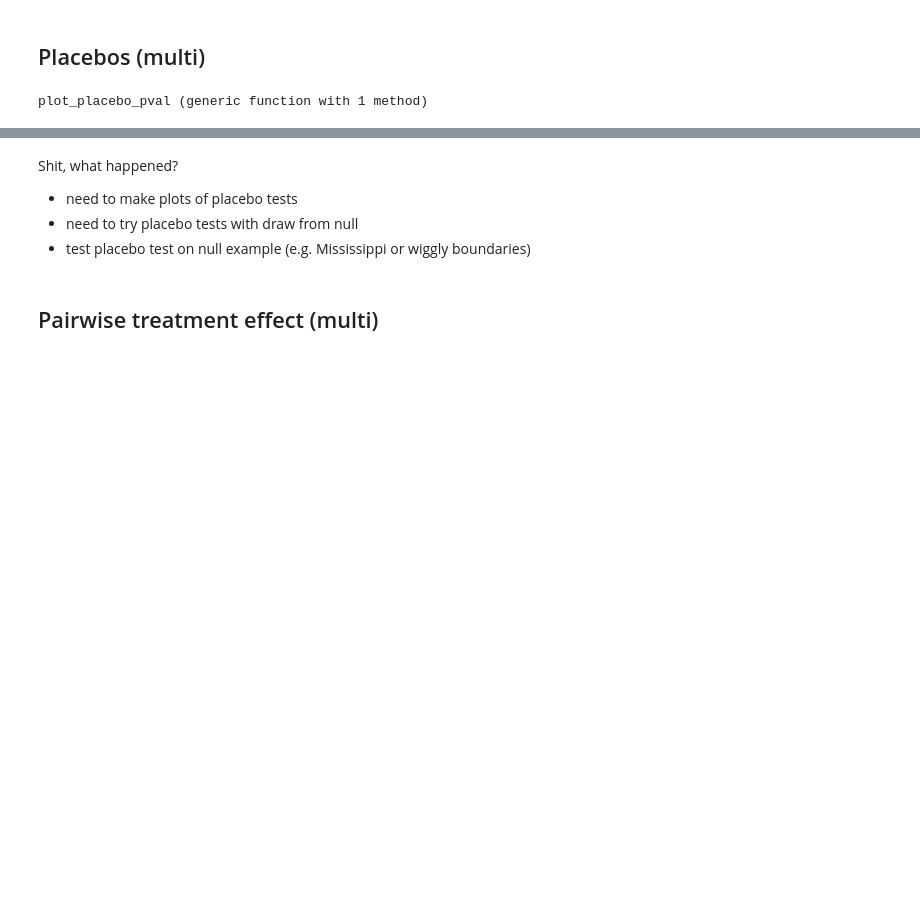
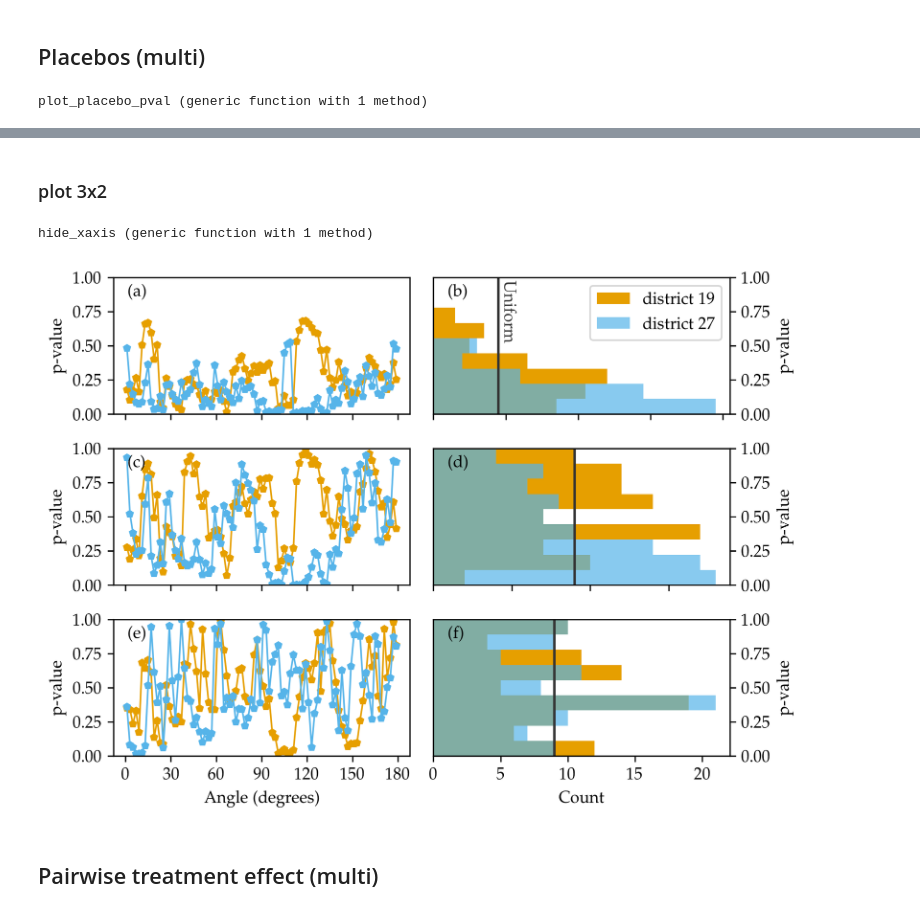
Before and after one commit to gwb/rdd-coverage, a Jupyter notebook: Maxime/NYC/NYC_analysis.ipynb, the cells around one changed output, grey strips where cells are left out. Cells and saved outputs as stored; diff of their text form; code cells hidden in the pictures; blank space fills up the shorter version.

```diff
--- a/Maxime/NYC/NYC_analysis.ipynb
+++ b/Maxime/NYC/NYC_analysis.ipynb
@@ -1008,9 +1054,59 @@ plt.savefig("NYC_plots/placebo_invvar.pdf")
-# %% [markdown]
-Shit, what happened?
-
-* need to make plots of placebo tests
-* need to try placebo tests with draw from null
-* test placebo test on null example (e.g. Mississippi or wiggly boundaries)
+# %% [markdown]
+### plot 3x2
+# %%
+function yaxis_right()
+    ax = plt.gca()
+    ax[:yaxis][:tick_right]()
+    ax[:yaxis][:set_label_position]("right")
+end
+function title_in_axis(s)
+    plt.text(0.05, 0.95,s,
+         horizontalalignment="left",
+         verticalalignment="top",
+         transform = plt.gca()[:transAxes])
+end
+function hide_xaxis()
+    plt.gca()[:xaxis][:set_ticklabels]([])
+    plt.xlabel("")
+end
+# %% [output]
+hide_xaxis (generic function with 1 method)
+# %%
+plt.subplot(3,2,1)
+plot_placebo_pval_trace(placebo_mll_A, placebo_mll_B, pval_mll_multi; plot_obs=false)
+hide_xaxis()
+title_in_axis("(a)")
+plt.subplot(3,2,2)
+plot_placebo_pval_horiz_hist(placebo_mll_A, placebo_mll_B, pval_mll_multi; plot_obs=false, label_unif=true)
+plt.legend(loc="upper right")
+yaxis_right()
+hide_xaxis()
+title_in_axis("(b)")
+
+plt.subplot(3,2,3)
+plot_placebo_pval_trace(placebo_chi_A, placebo_chi_B, chi2_boot_pval_multi; plot_obs=false)
+hide_xaxis()
+title_in_axis("(c)")
+plt.subplot(3,2,4)
+plot_placebo_pval_horiz_hist(placebo_chi_A, placebo_chi_B, chi2_boot_pval_multi; plot_obs=false, label_unif=false)
+yaxis_right()
+hide_xaxis()
+title_in_axis("(d)")
+
+plt.subplot(3,2,5)
+plot_placebo_pval_trace(placebo_invvar_A, placebo_invvar_B, pval_invvar_calib_multi; plot_obs=false)
+title_in_axis("(e)")
+plt.subplot(3,2,6)
+plot_placebo_pval_horiz_hist(placebo_invvar_A, placebo_invvar_B, pval_invvar_calib_multi; plot_obs=false, label_unif=false)
+yaxis_right()
+title_in_axis("(f)")
+
+plt.gcf()[:tight_layout]()
+
+plt.savefig("./NYC_plots/NYC_placebos.png", bbox_inches="tight")
+plt.savefig("./NYC_plots/NYC_placebos.pdf", bbox_inches="tight")
+# %% [output]
+[figure, added]
 # %% [markdown]
 ## Pairwise treatment effect (multi)
 # %%
```
Also changed, not shown: parts of 27 cells of this notebook, 15 other files.
